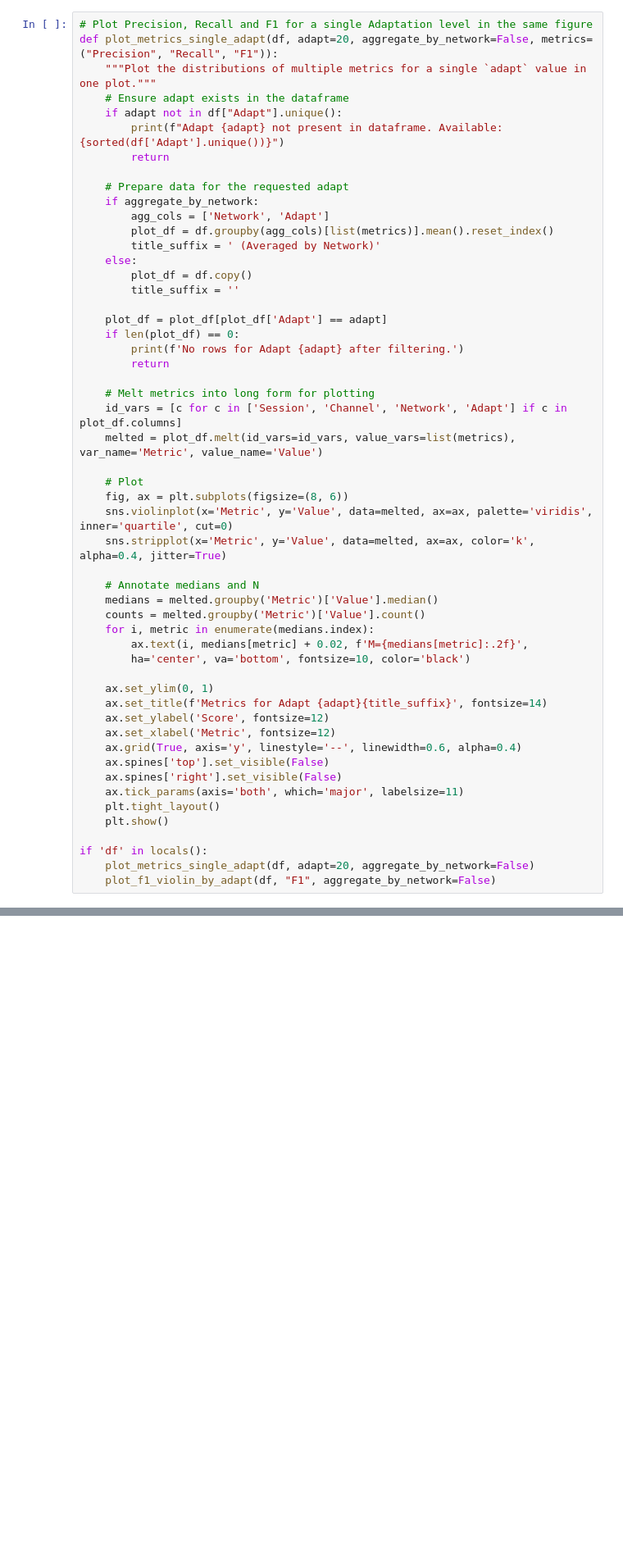
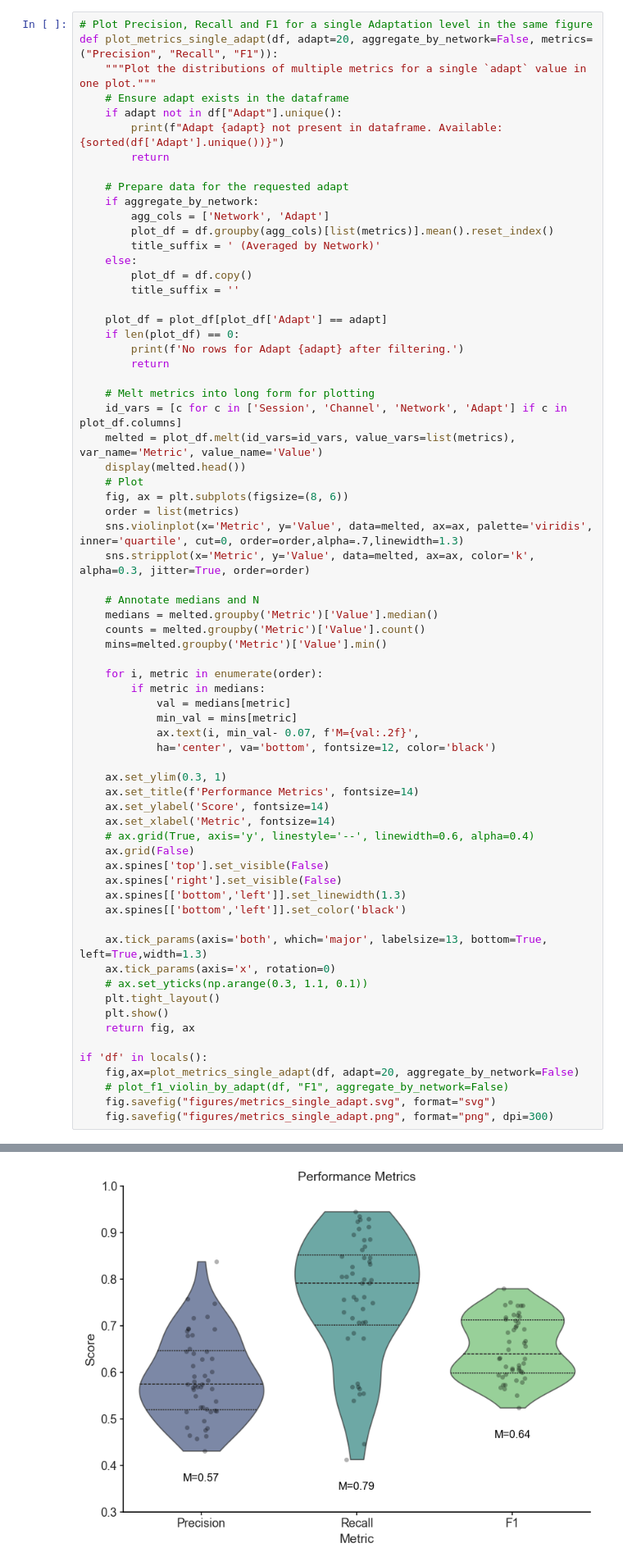
Before and after one commit to pedrofurrix/LAVA_SNN_ripples, a Jupyter notebook: snnTorch/generalization_madrid/visualize_performance.ipynb, the cells around one changed output, grey strips where cells are left out. Shown at 82% size. Saved outputs shown, nothing was run; the diff lists cells and outputs as text; blank space fills up the shorter version.

```diff
--- a/snnTorch/generalization_madrid/visualize_performance.ipynb
+++ b/snnTorch/generalization_madrid/visualize_performance.ipynb
@@ -415,30 +451,46 @@ def plot_metrics_single_adapt(df, adapt=20, aggregate_by_network=False, metrics=
     # Melt metrics into long form for plotting
     id_vars = [c for c in ['Session', 'Channel', 'Network', 'Adapt'] if c in plot_df.columns]
     melted = plot_df.melt(id_vars=id_vars, value_vars=list(metrics), var_name='Metric', value_name='Value')
-
+    display(melted.head())
     # Plot
     fig, ax = plt.subplots(figsize=(8, 6))
-    sns.violinplot(x='Metric', y='Value', data=melted, ax=ax, palette='viridis', inner='quartile', cut=0)
-    sns.stripplot(x='Metric', y='Value', data=melted, ax=ax, color='k', alpha=0.4, jitter=True)
+    order = list(metrics)
+    sns.violinplot(x='Metric', y='Value', data=melted, ax=ax, palette='viridis', inner='quartile', cut=0, order=order,alpha=.7,linewidth=1.3)
+    sns.stripplot(x='Metric', y='Value', data=melted, ax=ax, color='k', alpha=0.3, jitter=True, order=order)
 
     # Annotate medians and N
     medians = melted.groupby('Metric')['Value'].median()
     counts = melted.groupby('Metric')['Value'].count()
-    for i, metric in enumerate(medians.index):
-        ax.text(i, medians[metric] + 0.02, f'M={medians[metric]:.2f}',
-        ha='center', va='bottom', fontsize=10, color='black')
+    mins=melted.groupby('Metric')['Value'].min()
 
-    ax.set_ylim(0, 1)
-    ax.set_title(f'Metrics for Adapt {adapt}{title_suffix}', fontsize=14)
-    ax.set_ylabel('Score', fontsize=12)
-    ax.set_xlabel('Metric', fontsize=12)
-    ax.grid(True, axis='y', linestyle='--', linewidth=0.6, alpha=0.4)
+    for i, metric in enumerate(order):
+        if metric in medians:
+            val = medians[metric]
+            min_val = mins[metric]
+            ax.text(i, min_val- 0.07, f'M={val:.2f}',
+            ha='center', va='bottom', fontsize=12, color='black')
+
+    ax.set_ylim(0.3, 1)
+    ax.set_title(f'Performance Metrics', fontsize=14)
+    ax.set_ylabel('Score', fontsize=14)
+    ax.set_xlabel('Metric', fontsize=14)
+    # ax.grid(True, axis='y', linestyle='--', linewidth=0.6, alpha=0.4)
+    ax.grid(False)
     ax.spines['top'].set_visible(False)
     ax.spines['right'].set_visible(False)
-    ax.tick_params(axis='both', which='major', labelsize=11)
+    ax.spines[['bottom','left']].set_linewidth(1.3)
+    ax.spines[['bottom','left']].set_color('black')
+
+    ax.tick_params(axis='both', which='major', labelsize=13, bottom=True, left=True,width=1.3)
+    ax.tick_params(axis='x', rotation=0)
+    # ax.set_yticks(np.arange(0.3, 1.1, 0.1))
     plt.tight_layout()
     plt.show()
+    return fig, ax
 
 if 'df' in locals():
-    plot_metrics_single_adapt(df, adapt=20, aggregate_by_network=False)
-    plot_f1_violin_by_adapt(df, "F1", aggregate_by_network=False)
+    fig,ax=plot_metrics_single_adapt(df, adapt=20, aggregate_by_network=False)
+    # plot_f1_violin_by_adapt(df, "F1", aggregate_by_network=False)
+    fig.savefig("figures/metrics_single_adapt.svg", format="svg")
+    fig.savefig("figures/metrics_single_adapt.png", format="png", dpi=300)
+# %% [output]
@@ -444,0 +506 @@ if 'df' in locals():
+[figure, added]
```
Also changed, not shown: parts of 10 cells of this notebook, 6 other files.
